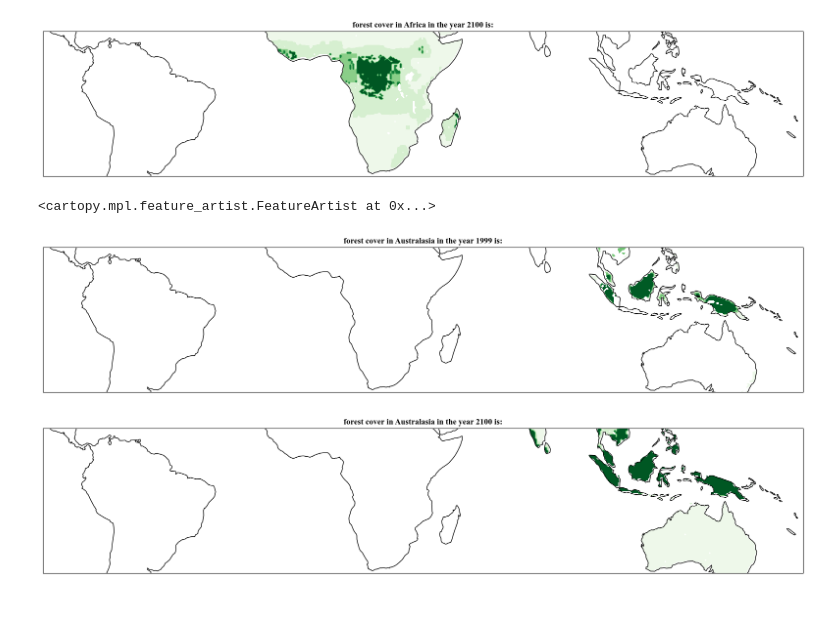
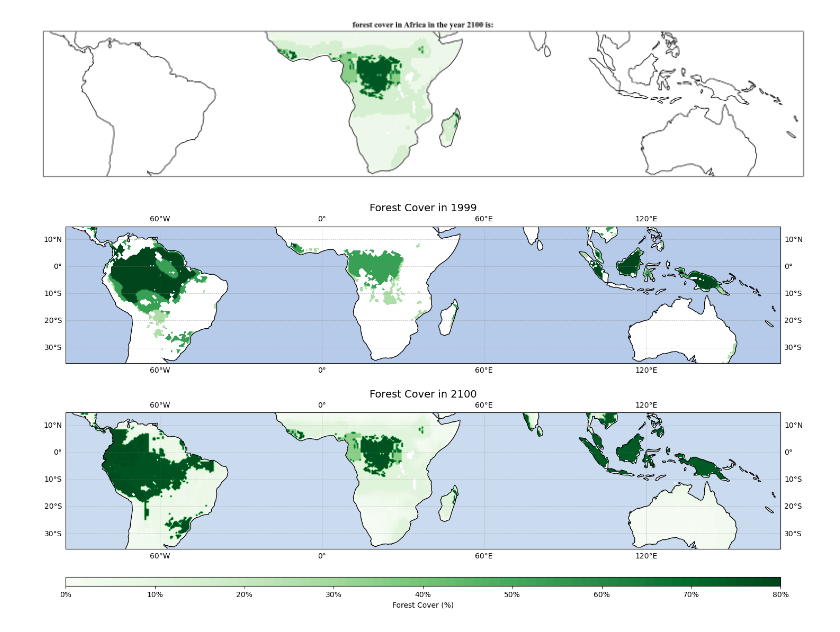
Before and after one commit to TheoHanon/Modeling, a Jupyter notebook: Part2/2023P2Q3_Coding.ipynb, the cells around one changed output. Saved outputs shown, nothing was run; the diff lists cells and outputs as text; code cells hidden in the pictures.

Commit message:
plot q2

```diff
--- a/Part2/2023P2Q3_Coding.ipynb
+++ b/Part2/2023P2Q3_Coding.ipynb
@@ -225,43 +231,48 @@ ax.coastlines()
 # Here compute the forest cover in australia+asia (australasia), given the rainfall amount at 2100 and the hysterisis/equilibrium curve fixedpointdata_aus
 # Place the computed forest cover in the variable named 'forest2100'
 
-forest2100=np.full((row,col),np.nan)
-for i in range (row):
-    for j in range(col):
-        if(lons_au[0]<=lons[j]<=lons_au[1]):
-            if(math.isnan(rainfall2100[i,j])==False):
-                rainfall=round_rainfall(rainfall2100[i,j])
-                T_arr=give_T_from_R(rainfall,fixedpointdata_aus)
-                if(len(T_arr)==1):
-                    forest2100[i,j]=T_arr[0]
-                else:
-                    T_init=forest1999[i,j] # we consider 1999 as the initial time
-                    forest2100[i,j] = T_arr[np.abs(T_arr - T_init).argmin()] # stable equilibrium which is the closest to the intial value of T
+forest2100_aus=compute_forest2100(fixedpointdata_aus, lons_au) # stable equilibrium which is the closest to the intial value of T
 
 # NOTE: for computing the forest cover of australasia, ignore what happens to the rest of the world. i.e., the rest-of-the-world map forest cover can be zeros or nan values
 # %%
-forest1999_autralasia=np.full((row,col),np.nan)
-mask = np.logical_and(lons >= lons_au[0], lons <= lons_au[1])
-forest1999_autralasia[:, mask] = forest1999[:, mask]
+forest2100 = [forest2100_america, forest2100_africa, forest2100_aus]
 
+# cmap = LinearSegmentedColormap.from_list(
+#     'Custom cmap', ['#ffffff', '#e5f5e0', '#a1d99b', '#31a354'], N=256)
 # Forest cover in 1999 in Australasia
-fig = plt.figure(figsize=(20, 20))
-ax = plt.axes(projection=ccrs.PlateCarree())
-ax.set_extent([min(lons), max(lons), min(lats) , max(lats)], crs=ccrs.PlateCarree())
-cs=plt.contourf(lons, lats, forest1999_autralasia, cmap='Greens')
-#fig.colorbar(cs)
-plt.title('forest cover in Australasia in the year 1999 is:', fontname="Times New Roman", fontweight="bold")
-ax.coastlines()
+fig = plt.figure(figsize=(15, 12))
 
-# Forest cover in 2100 in Australasia
-fig = plt.figure(figsize=(20, 20))
-ax = plt.axes(projection=ccrs.PlateCarree())
-ax.set_extent([min(lons), max(lons), min(lats) , max(lats)], crs=ccrs.PlateCarree())
-cs=plt.contourf(lons, lats, forest2100, cmap='Greens', vmin=0, vmax=80)
-#fig.colorbar(cs)
-plt.title('forest cover in Australasia in the year 2100 is:', fontname="Times New Roman", fontweight="bold")
-ax.coastlines()
+gs = gridspec.GridSpec(3, 1, height_ratios=[1, 1, 0.05], hspace=0.05)
+
+ax1 = fig.add_subplot(gs[0], projection=ccrs.PlateCarree())
+# First subplot for the year 1999
+ax1.set_extent([min(lons), max(lons), min(lats), max(lats)], crs=ccrs.PlateCarree())
+ax1.add_feature(cfeature.OCEAN, alpha = .7)
+cs1 = ax1.contourf(lons, lats, forest1999, cmap='Greens', vmin=0, vmax=80, levels=np.linspace(0, 80, 80))
+ax1.set_title('Forest Cover in 1999', fontsize = 14)
+ax1.coastlines(resolution='110m', color='black', linewidth=1)
+ax1.gridlines(draw_labels=True, linewidth=0.5, color='gray', alpha=0.5, linestyle='--')
+
+# Second subplot for the year 2100
+ax2 = fig.add_subplot(gs[1], projection=ccrs.PlateCarree())
+ax2.set_extent([min(lons), max(lons), min(lats), max(lats)], crs=ccrs.PlateCarree())
+for forest in forest2100:
+    cs2 = ax2.contourf(lons, lats, forest, cmap="Greens", vmin=0, vmax=80, levels=np.linspace(0, 80, 80))
+ax2.add_feature(cfeature.OCEAN, alpha = 07)
+ax2.set_title('Forest Cover in 2100', fontsize = 14)
+ax2.coastlines(resolution='110m', color='black', linewidth=1)
+ax2.gridlines(draw_labels=True, linewidth=0.5, color='gray', alpha=0.7, linestyle='--')
+
+cax = fig.add_subplot(gs[2])
+cbar = plt.colorbar(cs2, cax=cax, orientation='horizontal', pad = 0.01)
+cbar.set_label('Forest Cover (%)')
+cbar_ticks = np.arange(0, 81, 10)  # Creates a list from 0 to 80 in steps of 10
+cbar.set_ticks(cbar_ticks)  # Sets the positions of the ticks
+
+# Optionally, set custom tick labels
+cbar_ticklabels = [f'{tick}%' for tick in cbar_ticks]  # List comprehension to add '%' to each tick
+cbar.set_ticklabels(cbar_ticklabels)  # Sets the text of the ticks
+fig.subplots_adjust(top=0.95, bottom=0.35, left=0.05, right=0.95, hspace=0.02)
+plt.show()
 # %% [output]
-<cartopy.mpl.feature_artist.FeatureArtist at 0x...>
-[figure, old version]
+[figure, new version]
-[figure, removed]
```
Also changed, not shown: parts of 10 cells of this notebook.
